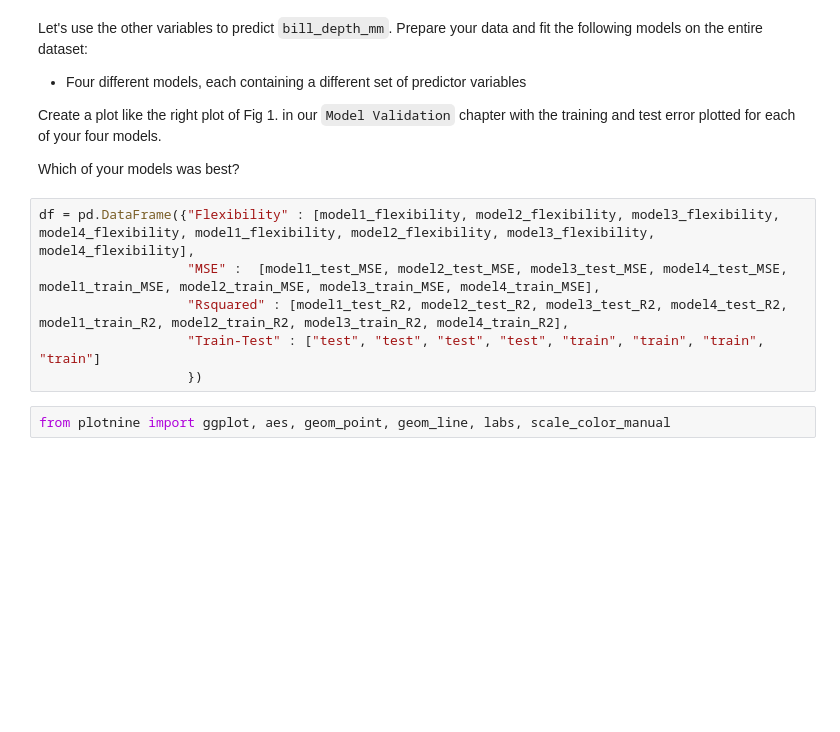
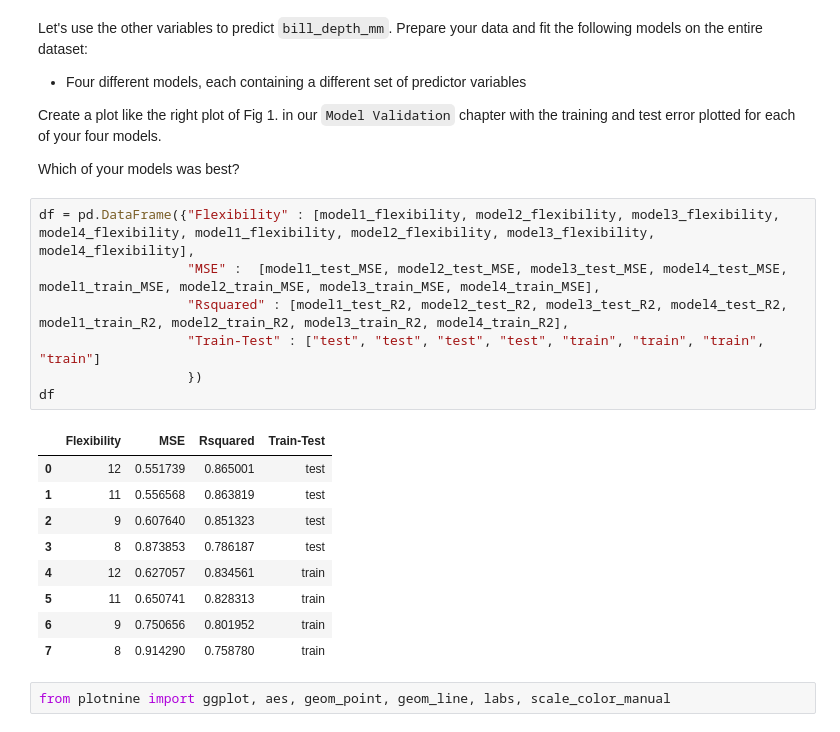
Before and after one commit to dhill246/GSB_544, a Jupyter notebook: Practice6_2.ipynb, the cells around one changed output. Drawn from its saved outputs; the diff is of its cells as text; blank space fills up the shorter version.

```diff
--- a/Practice6_2.ipynb
+++ b/Practice6_2.ipynb
@@ -176,9 +176,20 @@ Which of your models was best?
 # %%
 df = pd.DataFrame({"Flexibility" : [model1_flexibility, model2_flexibility, model3_flexibility, model4_flexibility, model1_flexibility, model2_flexibility, model3_flexibility, model4_flexibility],
                    "MSE" :  [model1_test_MSE, model2_test_MSE, model3_test_MSE, model4_test_MSE, model1_train_MSE, model2_train_MSE, model3_train_MSE, model4_train_MSE],
                    "Rsquared" : [model1_test_R2, model2_test_R2, model3_test_R2, model4_test_R2, model1_train_R2, model2_train_R2, model3_train_R2, model4_train_R2],
                    "Train-Test" : ["test", "test", "test", "test", "train", "train", "train", "train"]
                    })
+df
+# %% [output]
+|  | Flexibility | MSE | Rsquared | Train-Test |
+| 0 | 12 | 0.551739 | 0.865001 | test |
+| 1 | 11 | 0.556568 | 0.863819 | test |
+| 2 | 9 | 0.607640 | 0.851323 | test |
+| 3 | 8 | 0.873853 | 0.786187 | test |
+| 4 | 12 | 0.627057 | 0.834561 | train |
+| 5 | 11 | 0.650741 | 0.828313 | train |
+| 6 | 9 | 0.750656 | 0.801952 | train |
+| 7 | 8 | 0.914290 | 0.758780 | train |
 # %%
 from plotnine import ggplot, aes, geom_point, geom_line, labs, scale_color_manual
 # %%
```
Also changed, not shown: parts of 1 cell of this notebook, 3 other files.
